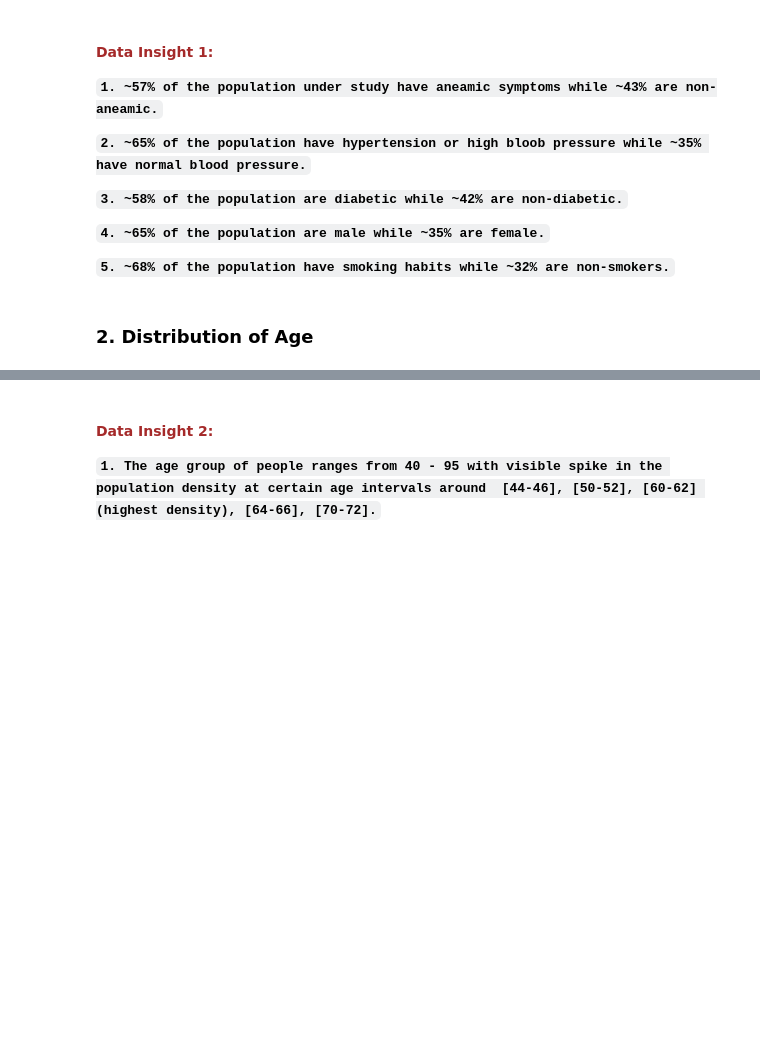
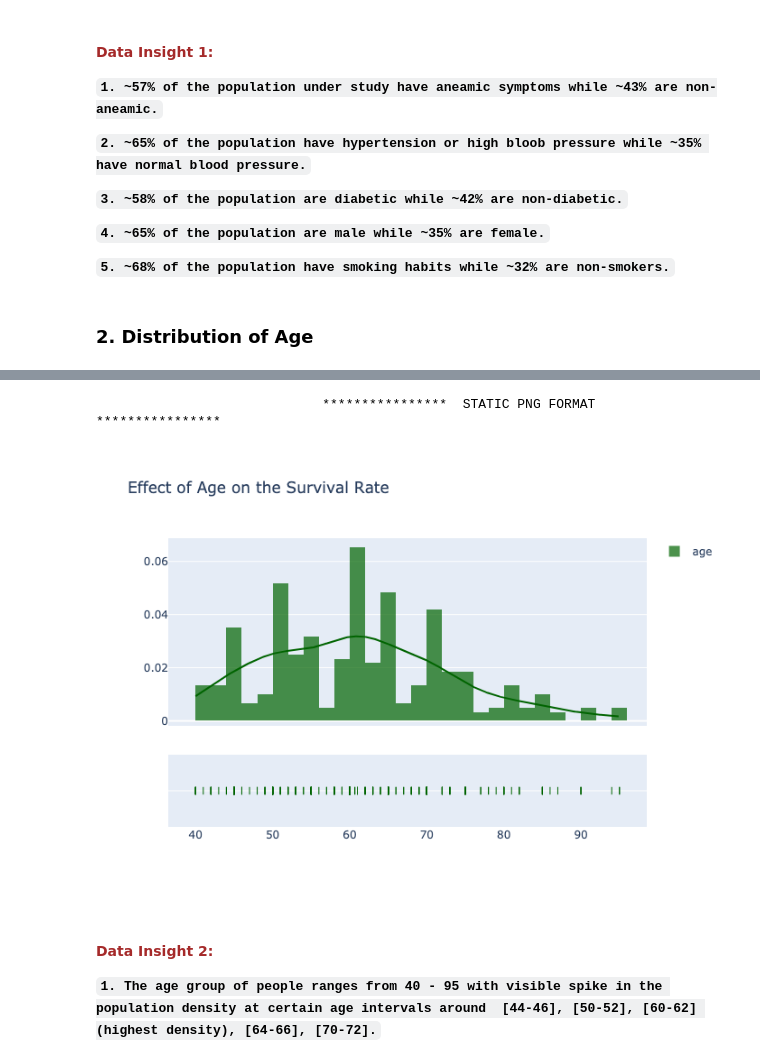
Before and after one commit to sauravmishra1710/Heart-Failure-Condition-And-Survival-Analysis, a Jupyter notebook: Exploratory_Data_Analysis.ipynb, the cells around one changed output, grey strips where cells are left out. Cells and saved outputs as stored; diff of their text form; code cells hidden in the pictures; blank space fills up the shorter version.

```diff
--- a/Exploratory_Data_Analysis.ipynb
+++ b/Exploratory_Data_Analysis.ipynb
@@ -195,0 +178,11 @@ fig.show("png")
+# %%
+hist_data = [heart_faliure_data["age"].values]
+group_labels = ['age']
+
+utils.constructDistPlot(hist_data = hist_data,
+                        group_labels = group_labels,
+                        title_text = "Effect of Age on the Survival Rate",
+                        bin_size = [2, 2],
+                        colors = ['rgb(0, 100, 0)'],
+                        export_to_png = True)
+# %% [output]
@@ -196,3 +190,5 @@ fig.show("png")
+                             ****************  STATIC PNG FORMAT  ****************
+[figure, added]
 # %% [markdown]
 #### <font color = brown>Data Insight 2:</font>
 
```
Also changed, not shown: parts of 15 cells of this notebook.
